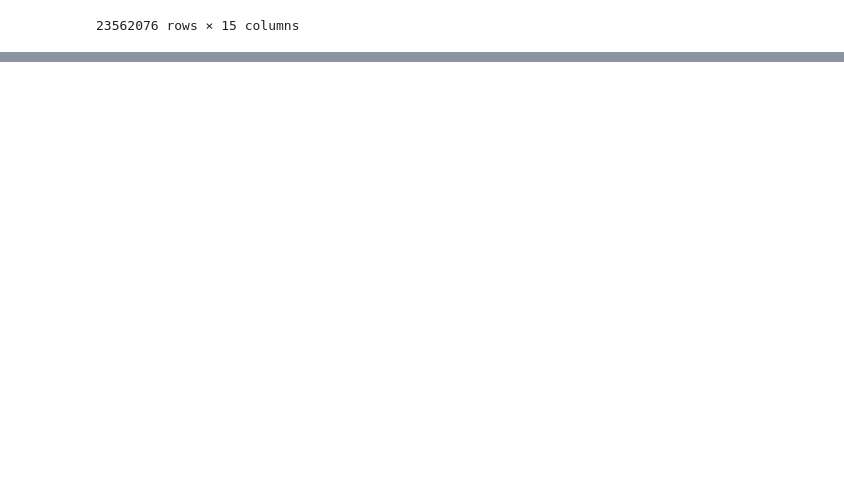
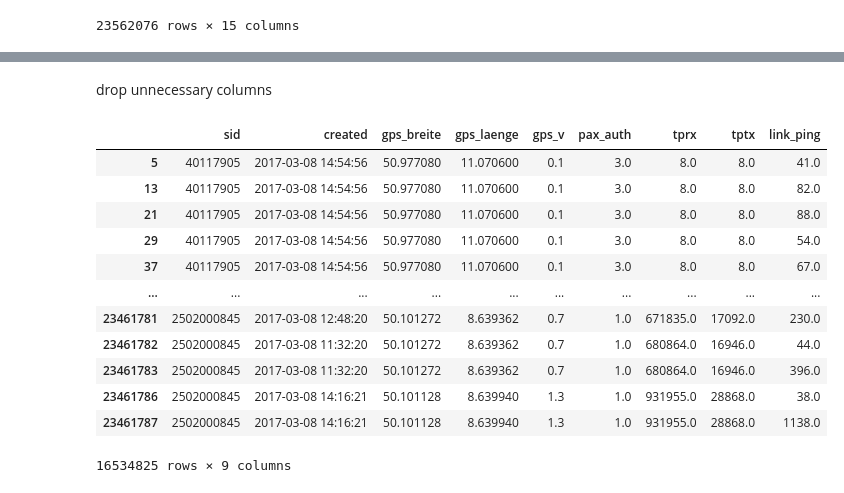
Before and after one commit to alfredjaeckel/HCDS_project, a Jupyter notebook: wifionthetrain.ipynb, the cells around one changed output, grey strips where cells are left out. Cells and saved outputs as stored; diff of their text form; code cells hidden in the pictures; blank space fills up the shorter version.

```diff
--- a/wifionthetrain.ipynb
+++ b/wifionthetrain.ipynb
@@ -61,0 +141,19 @@ data
+# %% [markdown]
+drop unnecessary columns
+# %%
+data = data.drop(['gps_hoehe', 'sat', 'gps_richtung', 'pax_total', 'link_id', 'link_gw_conn'], axis=1)
+data
+# %% [output]
+|  | sid | created | gps_breite | gps_laenge | gps_v | pax_auth | tprx | tptx | link_ping |
+| 5 | 40117905 | 2017-03-08 14:54:56 | 50.977080 | 11.070600 | 0.1 | 3.0 | 8.0 | 8.0 | 41.0 |
+| 13 | 40117905 | 2017-03-08 14:54:56 | 50.977080 | 11.070600 | 0.1 | 3.0 | 8.0 | 8.0 | 82.0 |
+| 21 | 40117905 | 2017-03-08 14:54:56 | 50.977080 | 11.070600 | 0.1 | 3.0 | 8.0 | 8.0 | 88.0 |
+| 29 | 40117905 | 2017-03-08 14:54:56 | 50.977080 | 11.070600 | 0.1 | 3.0 | 8.0 | 8.0 | 54.0 |
+| 37 | 40117905 | 2017-03-08 14:54:56 | 50.977080 | 11.070600 | 0.1 | 3.0 | 8.0 | 8.0 | 67.0 |
+| ... | ... | ... | ... | ... | ... | ... | ... | ... | ... |
+| 23461781 | 2502000845 | 2017-03-08 12:48:20 | 50.101272 | 8.639362 | 0.7 | 1.0 | 671835.0 | 17092.0 | 230.0 |
+| 23461782 | 2502000845 | 2017-03-08 11:32:20 | 50.101272 | 8.639362 | 0.7 | 1.0 | 680864.0 | 16946.0 | 44.0 |
+| 23461783 | 2502000845 | 2017-03-08 11:32:20 | 50.101272 | 8.639362 | 0.7 | 1.0 | 680864.0 | 16946.0 | 396.0 |
+| 23461786 | 2502000845 | 2017-03-08 14:16:21 | 50.101128 | 8.639940 | 1.3 | 1.0 | 931955.0 | 28868.0 | 38.0 |
+| 23461787 | 2502000845 | 2017-03-08 14:16:21 | 50.101128 | 8.639940 | 1.3 | 1.0 | 931955.0 | 28868.0 | 1138.0 |
+16534825 rows × 9 columns
```
Also changed, not shown: parts of 8 cells of this notebook, 1 other file.
